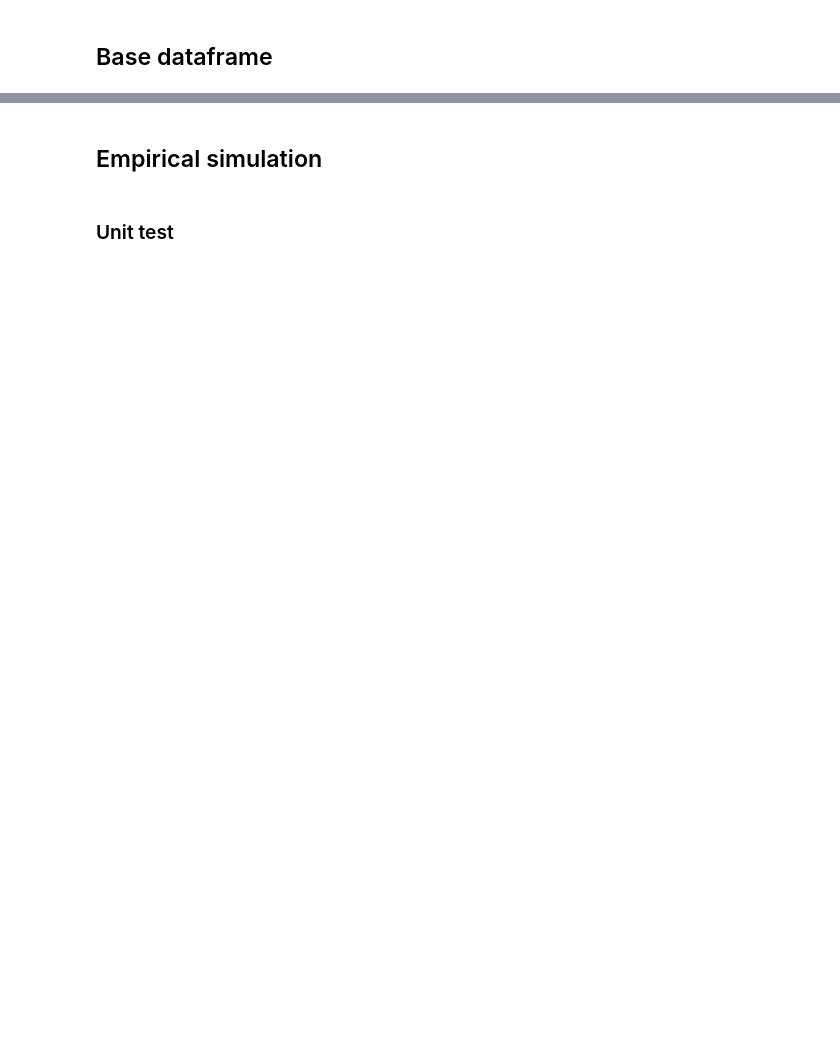
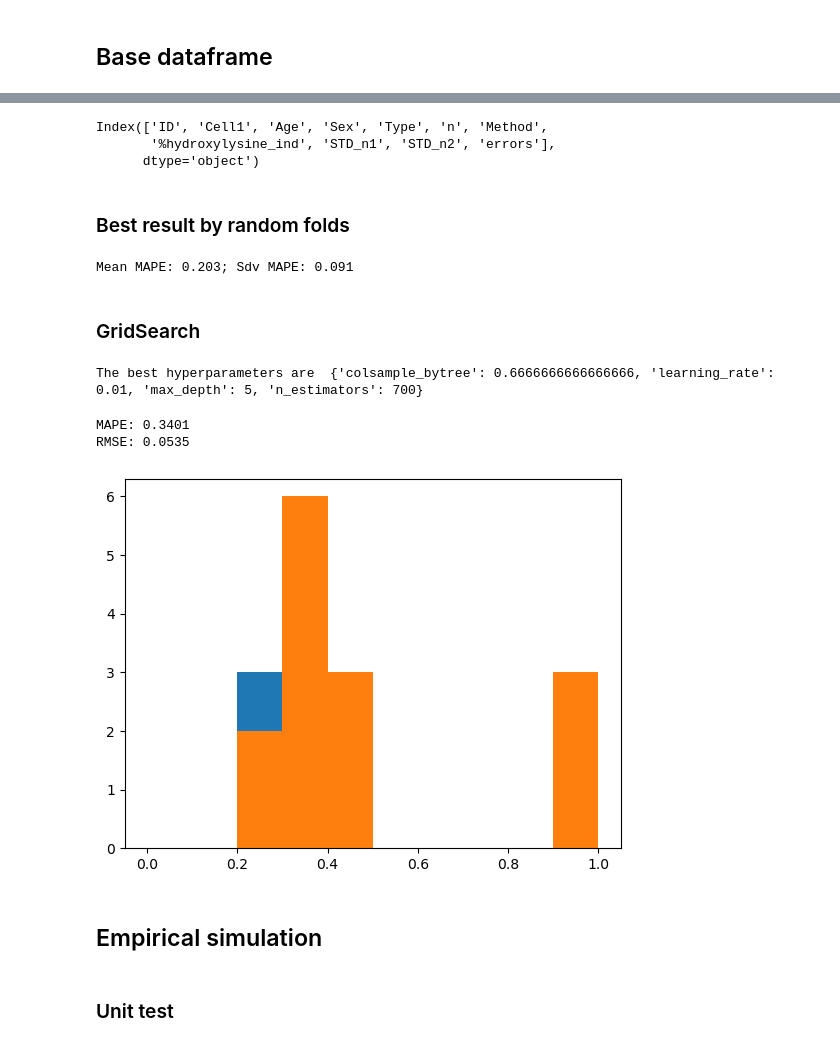
Before and after one commit to RareDiseaseData/Meta-analysis-data, a Jupyter notebook: simulation.ipynb, the cells around one changed output, grey strips where cells are left out. Cells and saved outputs as stored; diff of their text form; code cells hidden in the pictures; blank space fills up the shorter version.

Commit message:
Regression

```diff
--- a/simulation.ipynb
+++ b/simulation.ipynb
@@ -166,0 +178,6 @@ df_final
+# %%
+df_sel.columns
+# %% [output]
+Index(['ID', 'Cell1', 'Age', 'Sex', 'Type', 'n', 'Method',
+       '%hydroxylysine_ind', 'STD_n1', 'STD_n2', 'errors'],
+      dtype='object')
@@ -166,0 +187,2 @@ df_final
+# %%
+x_train, x_test, y_train, y_test = train_test_split(df_sel[x_col], df_sel[y_col], test_size = 0.3)
@@ -167,3 +192,64 @@ df_final
+# %% [markdown]
+### Best result by random folds
+# %%
+# define model evaluation method
+cv = RepeatedKFold(n_splits=10, n_repeats=3)
+# evaluate model
+scores = cross_val_score(xgb_r, df_sel[x_col], df_sel[y_col], scoring='neg_mean_absolute_percentage_error', cv = cv, n_jobs = -1)
+scores = abs(scores)
+print('Mean MAPE: %.3f; Sdv MAPE: %.3f' % (scores.mean(), scores.std()) )
+# %% [output]
+Mean MAPE: 0.203; Sdv MAPE: 0.091
+# %% [markdown]
+### GridSearch
+# %%
+# https://machinelearningmastery.com/xgboost-for-regression/
+xgb_r = xgb.XGBRegressor(eval_metric = 'rmsle')
+
+#=========================================================================
+# exhaustively search for the optimal hyperparameters
+#=========================================================================
+from sklearn.model_selection import GridSearchCV
+# set up our search grid
+# https://xgboost.readthedocs.io/en/latest/python/python_api.html#xgboost.XGBRegressor
+param_grid = {"max_depth":    [4, 5, 6],
+              "n_estimators": [700, 800, 900, 1000],
+              "learning_rate": [0.0001, 0.001, 0.01, 0.1, 0.2, 0.3],
+              "colsample_bytree" : [1, 5/6, 4/6, 3/6]
+              }
+
+# try out every combination of the above values
+search = GridSearchCV(xgb_r, param_grid, cv = cv).fit(x_train, y_train)
+
+print("The best hyperparameters are ", search.best_params_)
+# %% [output]
+The best hyperparameters are  {'colsample_bytree': 0.6666666666666666, 'learning_rate': 0.01, 'max_depth': 5, 'n_estimators': 700}
+# %%
+x_train, x_test, y_train, y_test = train_test_split(df_sel[x_col], df_sel[y_col], test_size = 0.2)
+xgb_r = xgb.XGBRegressor(
+    max_depth     = search.best_params_["max_depth"],
+    n_estimators  = search.best_params_["n_estimators"],
+    learning_rate = search.best_params_["learning_rate"],
+    colsample_bytree = search.best_params_["colsample_bytree"],
+    eval_metric='rmsle'
+)
+
+xgb_r.fit(x_train, y_train)
+y_pred = xgb_r.predict(x_test)
+mape = np.sqrt(MAPE(y_test, y_pred))
+print(f"MAPE: {round(mape, 4)}")
+
+rmse = np.sqrt(RMSE(y_test, y_pred))
+print(f"RMSE: {round(rmse, 4)}")
+# %% [output]
+MAPE: 0.3401
+RMSE: 0.0535
+# %%
+plt.hist(y_test, bins = [x * 0.1 for x in list(range(0, 11))])
+plt.hist(y_pred, bins = [x * 0.1 for x in list(range(0, 11))])
+plt.show()
+# %% [output]
+[figure, added]
 # %% [markdown]
 ## Empirical simulation
 # %% [markdown]
```
Also changed, not shown: parts of 21 cells of this notebook.
